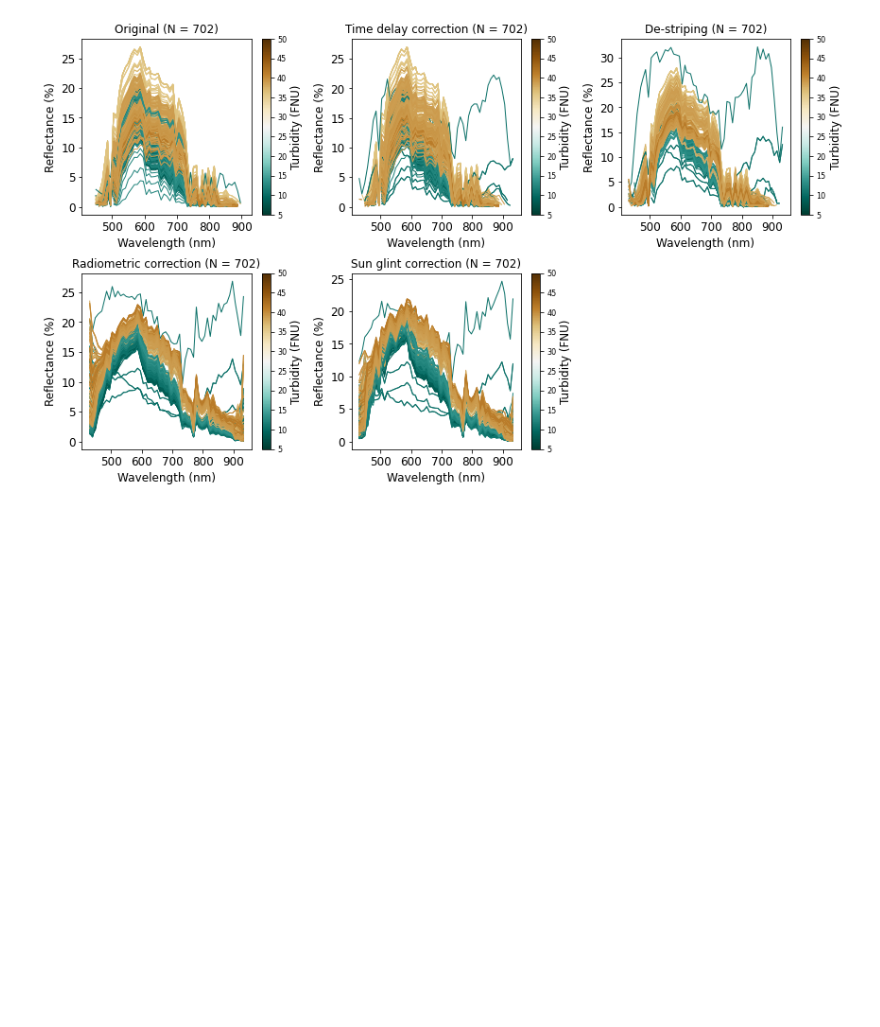
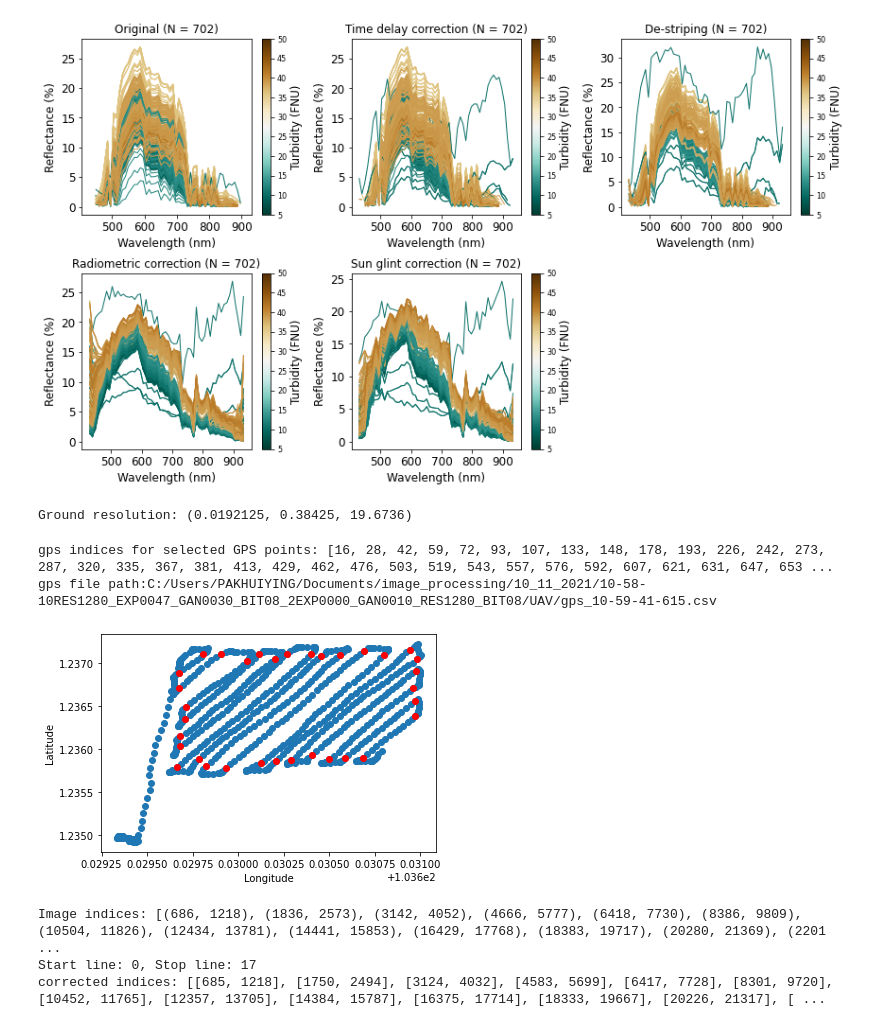
Before and after one commit to pakhuiying/CoastalWQL, a Jupyter notebook: CoastalWQL_nb.ipynb, the cells around one changed output. Cells and saved outputs as stored; diff of their text form; code cells hidden in the pictures; blank space fills up the shorter version.

```diff
--- a/CoastalWQL_nb.ipynb
+++ b/CoastalWQL_nb.ipynb
@@ -413,3 +427,80 @@ plt.tight_layout()
 plt.show()
 # %% [output]
 [figure]
+# %%
+# image directory where raw images are stored
+image_fp = "C:/Users/PAKHUIYING/Documents/image_processing/10_11_2021/10-58-10RES1280_EXP0047_GAN0030_BIT08_2EXP0000_GAN0010_RES1280_BIT08"
+
+# spectroradiometer directory where irradiance data are stored
+spectrometer_fp = "C:/Users/PAKHUIYING/Documents/image_processing/10_11_2021/11_10_2021"
+
+# define a folder to store newly created files
+fp_store = r"C:\Users\PAKHUIYING\Documents\image_processing\F3_processed_surveys\2021_11_10_1_sgcRadiometricCor_860nm"
+
+# define a prefix for your file names, choose something that you will be able to understand later on
+prefix = "band860"
+
+# flight height (in meters) from the ground surface (sometimes GPS altitude readings are not accurate)
+height = 58
+gsd = compute_ground_resolution(camera_height = height)
+print(f'Ground resolution: {gsd}')
+
+# GPS index of selected points
+# if the coordinate selection is used in the GUI_platform, the gps_index_txt file will be automatically saved
+# an example is provided in the *inputs* folder
+gps_index_txt = "C:/Users/PAKHUIYING/Documents/image_processing/F3_processed_surveys/2021_11_10_1/gps_index_2021_11_10_10-58-10.txt"
+
+# checkboxes to conduct different pre-processing
+
+# image segmentation to mask land/vessels
+mask_checkbox = True
+# de-striping of pushbroom hyperspectral images
+noise_checkbox = True
+# sun glint correction using SUGAR algorithm
+sunglint_checkbox = True
+# radiometric correction (requires spectroradiometer and irradiance data)
+radiometric_checkbox = True
+# turbidity prediction using Nechad's 2009 semi-analytical algorithm
+predict_checkbox = True
+# bands for creating the visual/rgb orthomosaic
+r,g,b = 38,23,15
+# %% [output]
+Ground resolution: (0.0192125, 0.38425, 19.6736)
+# %%
+gps_indices = read_gps_index(gps_index_txt)
+print(f'gps indices for selected GPS points: {gps_indices}')
+# Alternatively, u can manually input the indices as a list, e.g.
+# gps_indices = [15, 47, 63, 94, 111, 144, 159, 193, 206, 239, 254, 286, 302, 334, 349, 381, 396, 429, 446, 480, 495, 527]
+# but note that it may affect the stitching quality if the GPS points selected are not well chosen (e.g. chosen arbitrarily)
+
+gps_df = import_gps(image_fp)
+unique_gps_df = get_unique_df(gps_df)
+plot_GPS(unique_gps_df,gps_indices)
+
+# account for flipping of images when imaging direction is reversed
+reverse_boolean_list = rev_boolean_list(unique_gps_df,gps_indices)
+
+# Nap GPS indices to image indices
+indexes_list = gps_to_image_indices(unique_gps_df,image_fp,gps_indices, millisecond_delay = 0)
+print(f'Image indices: {indexes_list}')
+
+# number of flight lines
+line_start = 0
+line_stop = len(indexes_list)
+print(f'Start line: {line_start}, Stop line: {line_stop}')
+
+# load the saved corrected_indices
+corrected_indices = [[685, 1218], [1750, 2494], [3124, 4032], [4583, 5699], [6417, 7728], [8301, 9720], [10452, 11765], [12357, 13705], [14384, 15787], [16375, 17714], [18333, 19667], [20226, 21317], [21961, 22943], [23533, 24337], [25023, 25652], [26219, 26587], [27264, 27523]]
+
+print(f'corrected indices: {corrected_indices}')
+
+# update indexes_list based on the alignment
+if corrected_indices is not None:
+    indexes_list = corrected_indices
+# %% [output]
+gps indices for selected GPS points: [16, 28, 42, 59, 72, 93, 107, 133, 148, 178, 193, 226, 242, 273, 287, 320, 335, 367, 381, 413, 429, 462, 476, 503, 519, 543, 557, 576, 592, 607, 621, 631, 647, 653 ...
+gps file path:C:/Users/PAKHUIYING/Documents/image_processing/10_11_2021/10-58-10RES1280_EXP0047_GAN0030_BIT08_2EXP0000_GAN0010_RES1280_BIT08/UAV/gps_10-59-41-615.csv
+[figure, added]
+Image indices: [(686, 1218), (1836, 2573), (3142, 4052), (4666, 5777), (6418, 7730), (8386, 9809), (10504, 11826), (12434, 13781), (14441, 15853), (16429, 17768), (18383, 19717), (20280, 21369), (2201 ...
+Start line: 0, Stop line: 17
+corrected indices: [[685, 1218], [1750, 2494], [3124, 4032], [4583, 5699], [6417, 7728], [8301, 9720], [10452, 11765], [12357, 13705], [14384, 15787], [16375, 17714], [18333, 19667], [20226, 21317], [ ...
```
Also changed, not shown: parts of 8 cells of this notebook, 1 other file.
